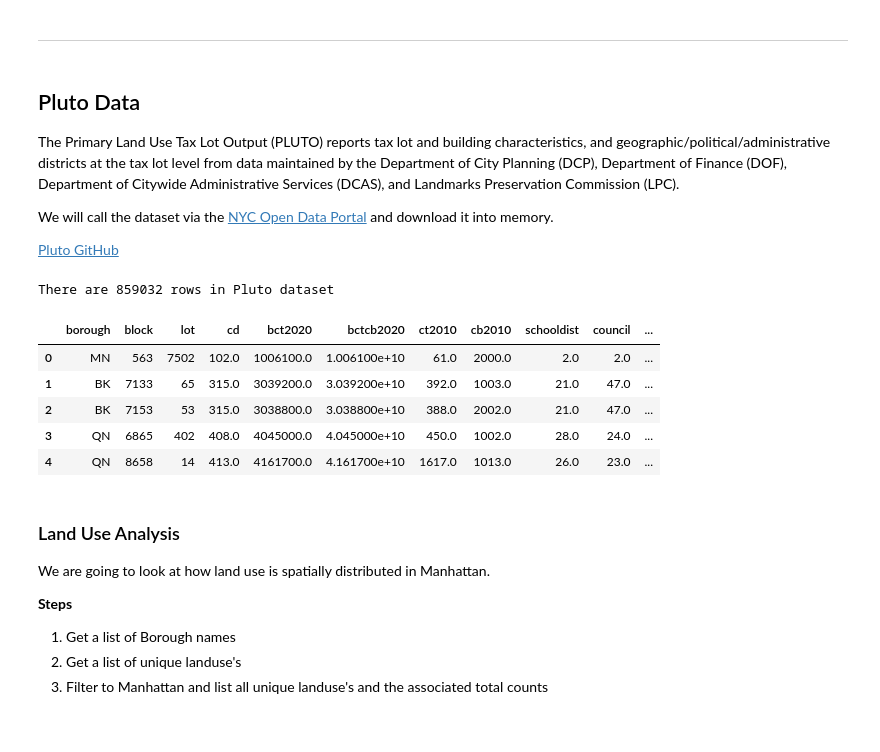
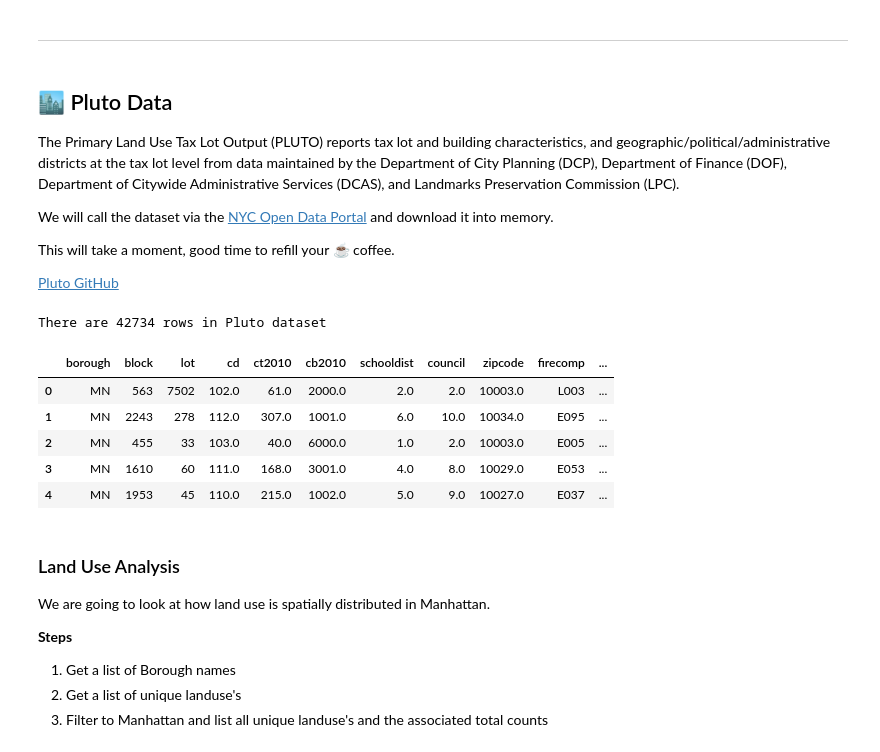
Before and after one commit to kpfdev/Rhino_Compute_Workshop, a Jupyter notebook: notebooks/compute.ipynb, the cells around one changed output. Drawn from its saved outputs; the diff is of its cells as text; code cells hidden in the pictures.

```diff
--- a/notebooks/compute.ipynb
+++ b/notebooks/compute.ipynb
@@ -164,33 +164,35 @@ plot(sample_data.index, sample_data.apples, ax, 'Apples','Observations', 'Total
 # %% [markdown]
 ---
 # %% [markdown]
-## Pluto Data
+## 🏙️ Pluto Data
 
 The Primary Land Use Tax Lot Output (PLUTO) reports tax lot and building characteristics, and geographic/political/administrative districts at the tax lot level from data maintained by the Department of City Planning (DCP), Department of Finance (DOF), Department of Citywide Administrative Services (DCAS), and Landmarks Preservation Commission (LPC).
 
 We will call the dataset via the [NYC Open Data Portal](https://data.cityofnewyork.us/City-Government/Primary-Land-Use-Tax-Lot-Output-PLUTO-/64uk-42ks/data) and download it into memory.
 
+This will take a moment, good time to refill your ☕ coffee.
+
 [Pluto GitHub](https://github.com/NYCPlanning/db-pluto)
 # %%
 '''
 Let's read in the Pluto dataset, which contains tax lot information in New York City. The head() function returns the first 5 rows of the dataset.
 '''
 # can either call the dataset from your local computer
-pluto_data = pd.read_csv("../data/nyc_pluto_21v2_csv/pluto.csv")
+# pluto_data = pd.read_csv("../data/nyc_pluto_21v2_csv/pluto.csv")
 
-# or through the NYC open data portal SODA API for a smaller sample (1000)
-# pluto_data = pd.read_csv('https://data.cityofnewyork.us/resource/64uk-42ks.csv')
+# or through the NYC open data portal SODA API. This will take a moment - good time to refil your coffee.
+pluto_data = pd.read_csv('https://data.cityofnewyork.us/resource/64uk-42ks.csv?$limit=900000')
 print("There are {} rows in Pluto dataset".format(len(pluto_data)))
 print()
 pluto_data.head()
 # %% [output]
-There are 859032 rows in Pluto dataset
+There are 42734 rows in Pluto dataset
-|  | borough | block | lot | cd | bct2020 | bctcb2020 | ct2010 | cb2010 | schooldist | council | ... |
-| 0 | MN | 563 | 7502 | 102.0 | 1006100.0 | 1.006100e+10 | 61.0 | 2000.0 | 2.0 | 2.0 | ... |
-| 1 | BK | 7133 | 65 | 315.0 | 3039200.0 | 3.039200e+10 | 392.0 | 1003.0 | 21.0 | 47.0 | ... |
-| 2 | BK | 7153 | 53 | 315.0 | 3038800.0 | 3.038800e+10 | 388.0 | 2002.0 | 21.0 | 47.0 | ... |
-| 3 | QN | 6865 | 402 | 408.0 | 4045000.0 | 4.045000e+10 | 450.0 | 1002.0 | 28.0 | 24.0 | ... |
-| 4 | QN | 8658 | 14 | 413.0 | 4161700.0 | 4.161700e+10 | 1617.0 | 1013.0 | 26.0 | 23.0 | ... |
+|  | borough | block | lot | cd | ct2010 | cb2010 | schooldist | council | zipcode | firecomp | ... |
+| 0 | MN | 563 | 7502 | 102.0 | 61.0 | 2000.0 | 2.0 | 2.0 | 10003.0 | L003 | ... |
+| 1 | MN | 2243 | 278 | 112.0 | 307.0 | 1001.0 | 6.0 | 10.0 | 10034.0 | E095 | ... |
+| 2 | MN | 455 | 33 | 103.0 | 40.0 | 6000.0 | 1.0 | 2.0 | 10003.0 | E005 | ... |
+| 3 | MN | 1610 | 60 | 111.0 | 168.0 | 3001.0 | 4.0 | 8.0 | 10029.0 | E053 | ... |
+| 4 | MN | 1953 | 45 | 110.0 | 215.0 | 1002.0 | 5.0 | 9.0 | 10027.0 | E037 | ... |
 # %% [markdown]
 ### Land Use Analysis
 
```
Also changed, not shown: parts of 13 cells of this notebook.
